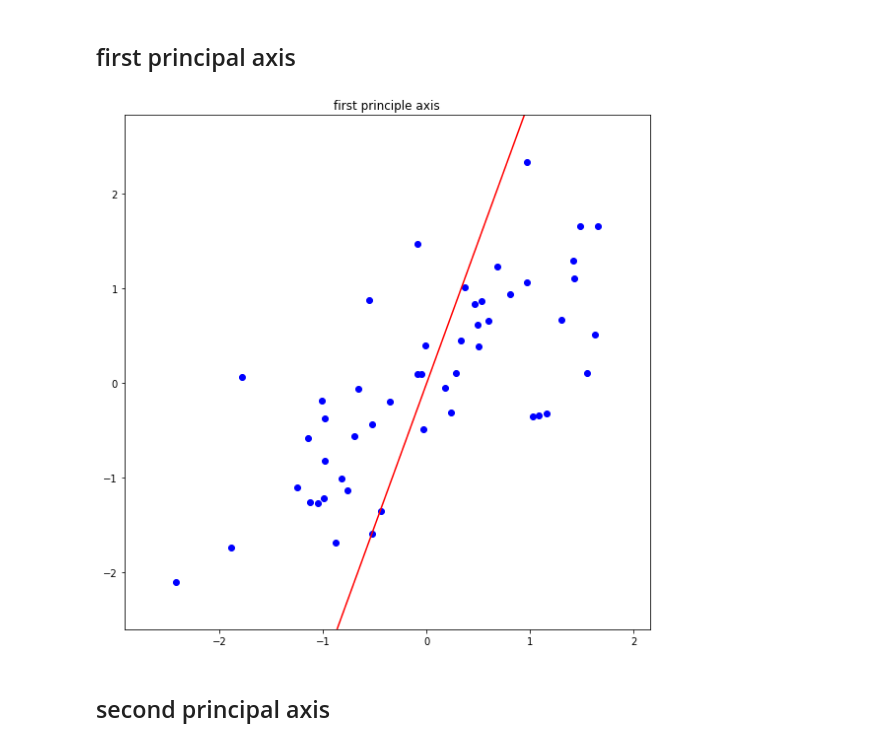
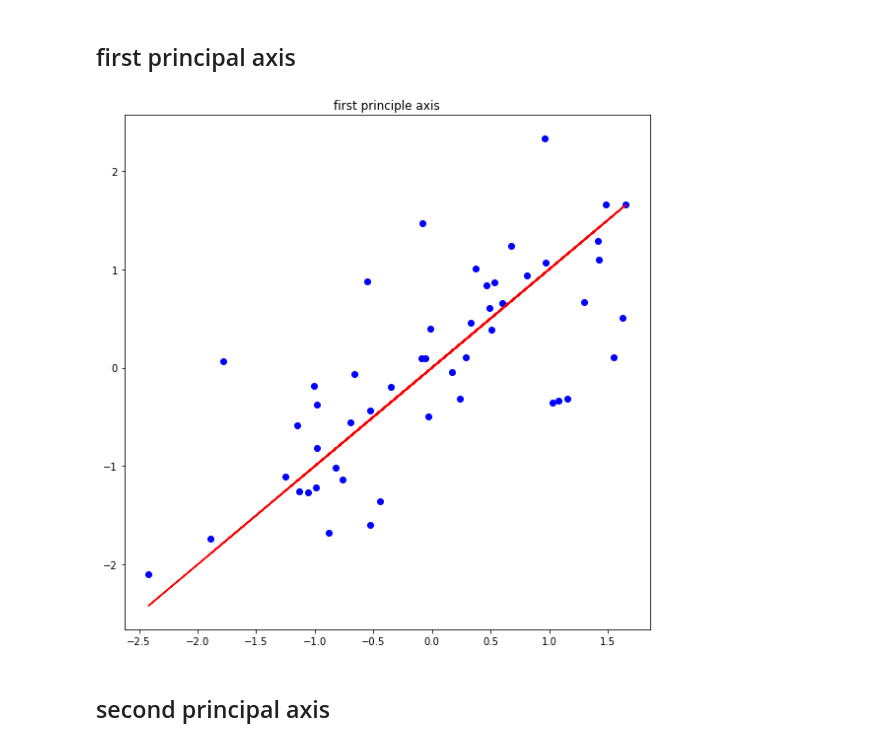
Before and after one commit to InKyeongBae/assignment-machine-learning, a Jupyter notebook: assignment12/assignment_12.ipynb, the cells around one changed output. Saved outputs shown, nothing was run; the diff lists cells and outputs as text; code cells hidden in the pictures.

Commit message:
[CREATE] def plot_first&second_axis(X)

```diff
--- a/assignment12/assignment_12.ipynb
+++ b/assignment12/assignment_12.ipynb
@@ -115,17 +115,24 @@ plot_quiver(X)
 [figure]
 # %% [markdown]
 ## first principal axis
-# %%
-plt.figure(figsize=(8,8))
-plt.title('first principle axis')
-# ===================================================
-# fill up the blank
-#
-#
-# ===================================================
-plt.tight_layout()
-plt.show()
-# %% [output]
-[figure, removed]
+# %%
+def plot_first_principal(X) :
+
+    eigen_vec_1_S, eigen_vec_1_U = compute_eigen(X)[1][:,0]
+    x, y = normalization(feature)
+
+    plt.figure(figsize=(8,8))
+    plt.title('first principle axis')
+    plt.scatter(x,y,color='blue')
+    inc_1 = eigen_vec_1_U / eigen_vec_1_S
+    yy = inc_1*x
+    plt.plot(x,yy, '-', color = 'red')
+
+    plt.tight_layout()
+    plt.show()
+
+plot_first_principal(X)
+# %% [output]
+[figure, added]
 # %% [markdown]
 ## second principal axis
```
Also changed, not shown: parts of 2 cells of this notebook.
